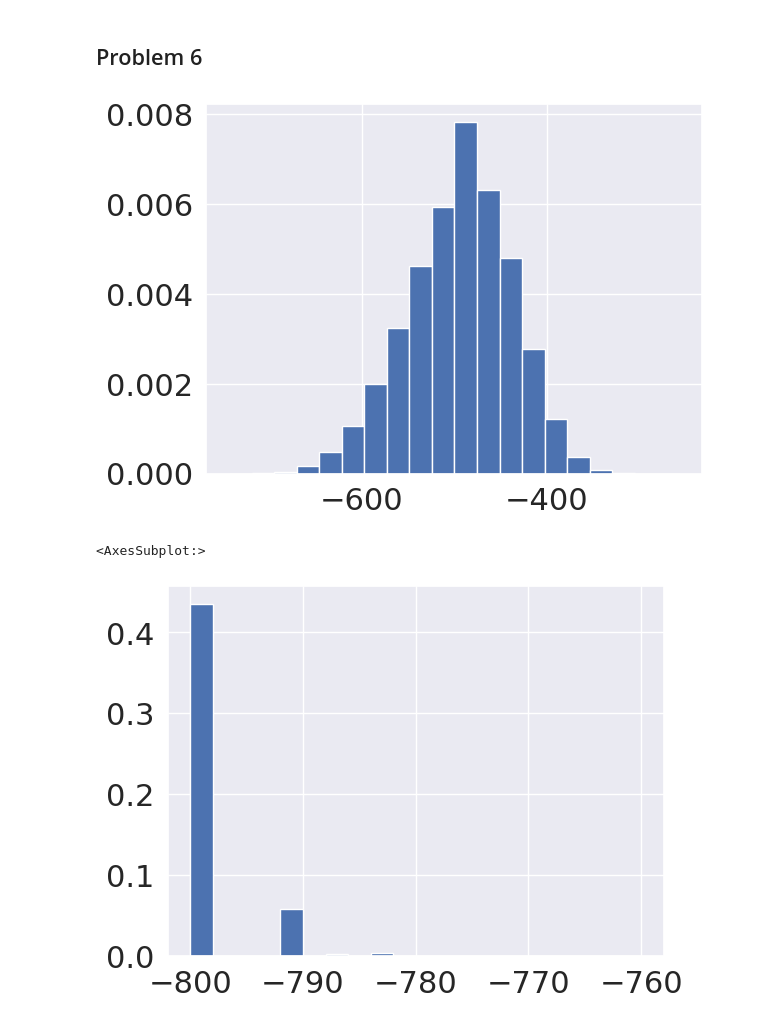
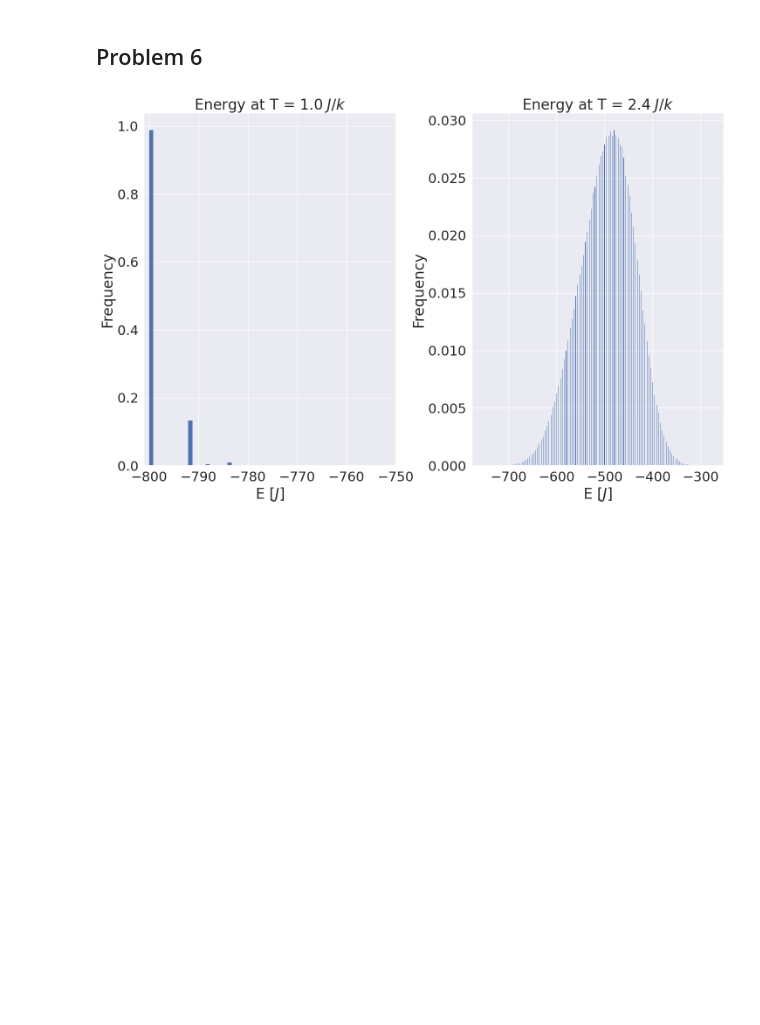
Before and after one commit to augude/fys3150, a Jupyter notebook: Project4/plotting.ipynb, the cells around one changed output. Drawn from its saved outputs; the diff is of its cells as text; code cells hidden in the pictures; blank space fills up the shorter version.

```diff
--- a/Project4/plotting.ipynb
+++ b/Project4/plotting.ipynb
@@ -158,16 +158,27 @@ plt.show()
 # %% [markdown]
 ## Problem 6
 # %%
-df1 = pd.read_csv('ordered1.csv') # At T = 1.0
-df2 = pd.read_csv('ordered2.csv') # At T = 2.4
+df1 = pd.read_csv('unordered1.csv') # At T = 1.0
+df2 = pd.read_csv('unordered2.csv') # At T = 2.4
-# %%
-df2.energy.hist(bins = 20, density = True)
-plt.show()
-df1.energy.hist(bins = 20, density = True)
-# %% [output]
-[figure, removed]
-<AxesSubplot:>
-[figure, removed]
+# %%
+burnInindex = int(0.02*len(df1))
+energy1 = df1.energy[burnInindex:]
+energy2 = df2.energy[burnInindex:]
+fig, axs = plt.subplots(1, 2, figsize = (15, 10))
+axs[0].hist(energy1, bins = 50, density = True, edgecolor = 'None')
+axs[1].hist(energy2, bins = 500, density = True, edgecolor = 'None')
+axs[0].set_xlabel(r'E $[J]$')
+axs[0].set_xlim([-801, -750])
+axs[1].set_xlabel(r'E $[J]$')
+axs[0].set_ylabel('Frequency')
+axs[1].set_ylabel('Frequency')
+axs[0].set_title(r'Energy at T = $1.0\; J/k$')
+axs[1].set_title(r'Energy at T = $2.4\; J/k$')
+fig.tight_layout()
+plt.savefig('energyHists.png')
+plt.show()
+# %% [output]
+[figure, added]
 # %%
 df1
 # %% [output]
```
Also changed, not shown: parts of 2 cells of this notebook, 1 other file.
